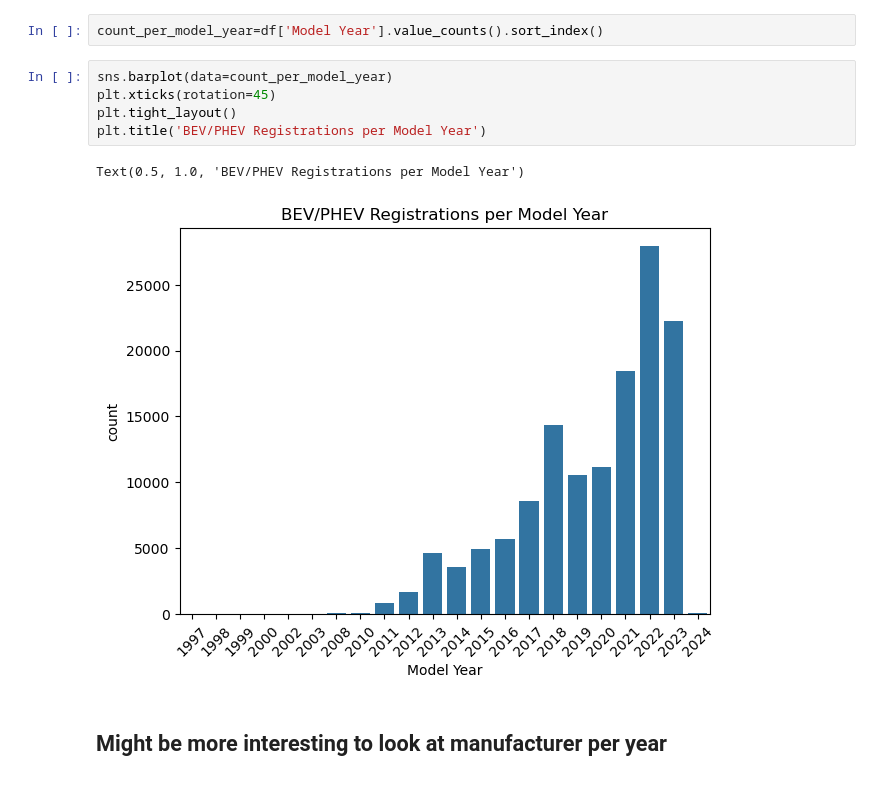
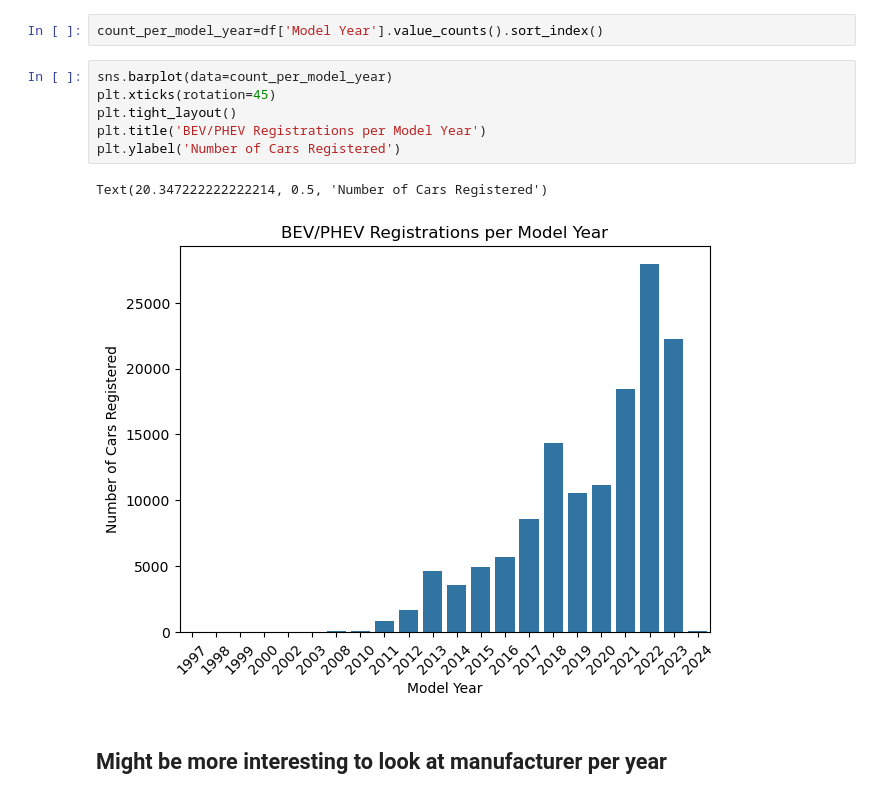
Before and after one commit to MichaelHowick/CS4580-EDA-Assignment, a Jupyter notebook: lk_notebook.ipynb, the cells around one changed output. Saved outputs shown, nothing was run; the diff lists cells and outputs as text.

```diff
--- a/lk_notebook.ipynb
+++ b/lk_notebook.ipynb
@@ -114,11 +114,12 @@ count_per_model_year=df['Model Year'].value_counts().sort_index()
 # %%
 sns.barplot(data=count_per_model_year)
 plt.xticks(rotation=45)
 plt.tight_layout()
 plt.title('BEV/PHEV Registrations per Model Year')
+plt.ylabel('Number of Cars Registered')
 # %% [output]
-Text(0.5, 1.0, 'BEV/PHEV Registrations per Model Year')
+Text(20.347222222222214, 0.5, 'Number of Cars Registered')
-[figure, old version]
+[figure, new version]
 # %% [markdown]
 ## Might be more interesting to look at manufacturer per year
 # %%
```
Also changed, not shown: 5 other files.
